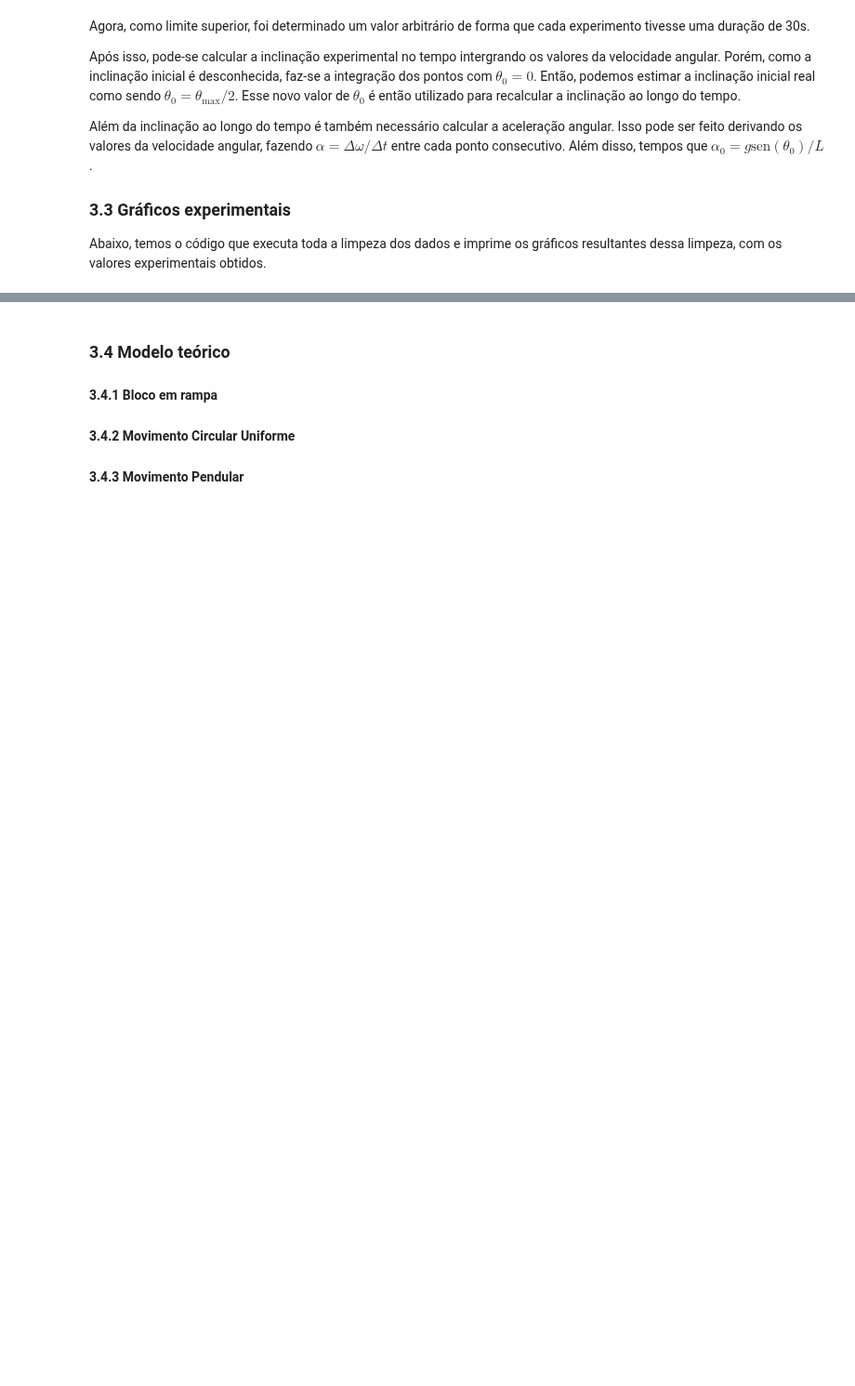
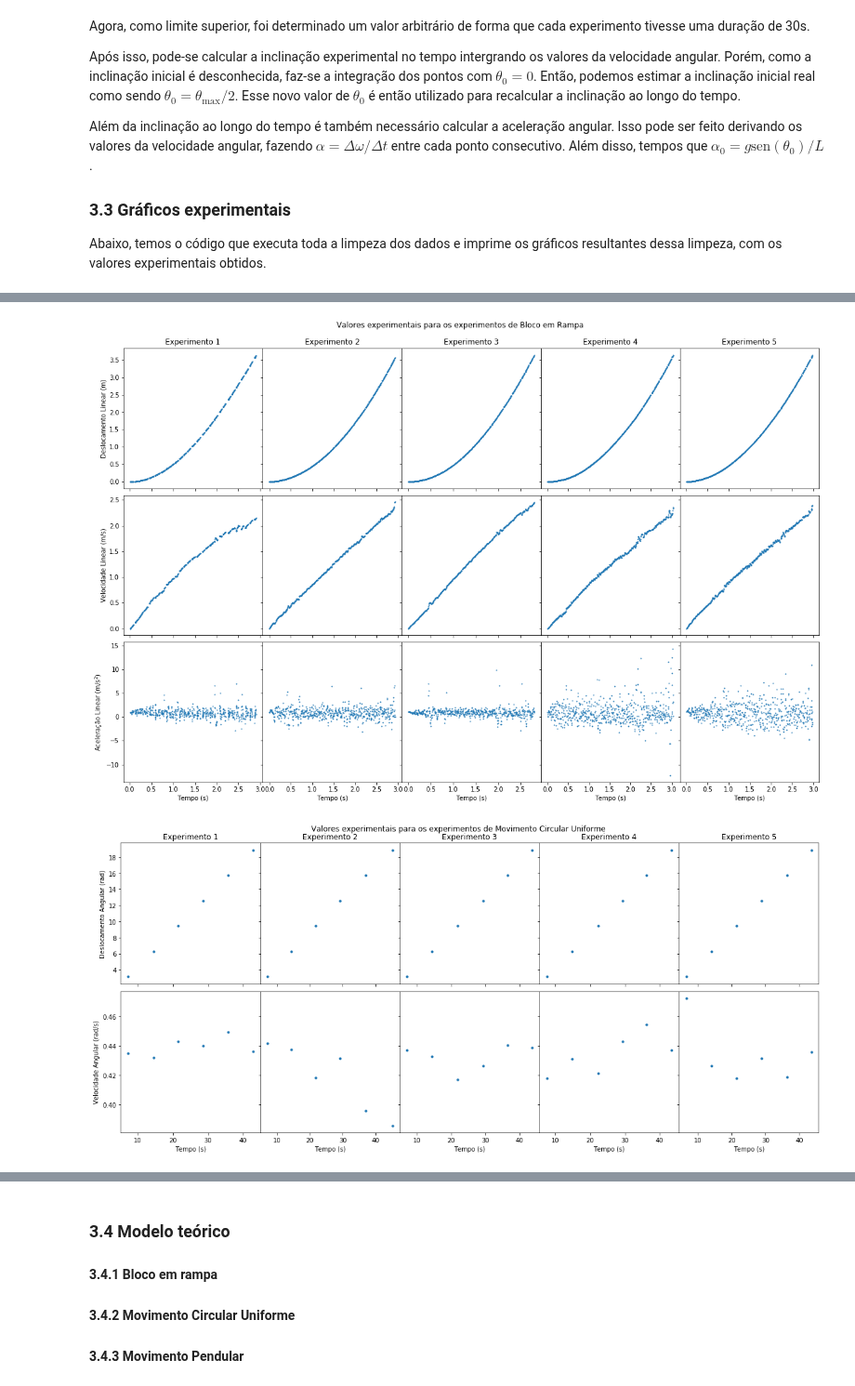
Before and after one commit to VitorSerio/MAC0209--EP1, a Jupyter notebook: EP2/Relatorio.ipynb, the cells around one changed output, grey strips where cells are left out. Shown at 93% size. Cells and saved outputs as stored; diff of their text form; code cells hidden in the pictures; blank space fills up the shorter version.

```diff
--- a/EP2/Relatorio.ipynb
+++ b/EP2/Relatorio.ipynb
@@ -471,0 +512,19 @@ plt.show()
+# %%
+##################################
+#     GRAFICOS EXPERIMENTAIS     #
+##################################
+
+########## Bloco em rampa #########
+
+plot_experimentos(r, ['d', 'v', 'a'], labels = ['Deslocamento Linear', 'Velocidade Linear', 'Aceleração Linear'], units = ['m', 'm/s', r'm/s$^2$'], exp = 'Bloco em Rampa')
+
+############### MCU ###############
+
+plot_experimentos(c, ['theta', 'w'], labels = ['Deslocamento Angular', 'Velocidade Angular'], units = ['rad', 'rad/s'], exp = 'Movimento Circular Uniforme')
+
+############# Pêndulo #############
+
+plot_experimentos(p, ['theta', 'w', 'a'], labels = ['Deslocamento Angular', 'Velocidade Angular', 'Aceleração Angular'], units = ['rad', 'rad/s', r'rad/s$^2$'], exp = 'Movimento Pendular')
+# %% [output]
+[figure, added]
+[figure, added]
```
Also changed, not shown: parts of 7 cells of this notebook, 1 other file.
